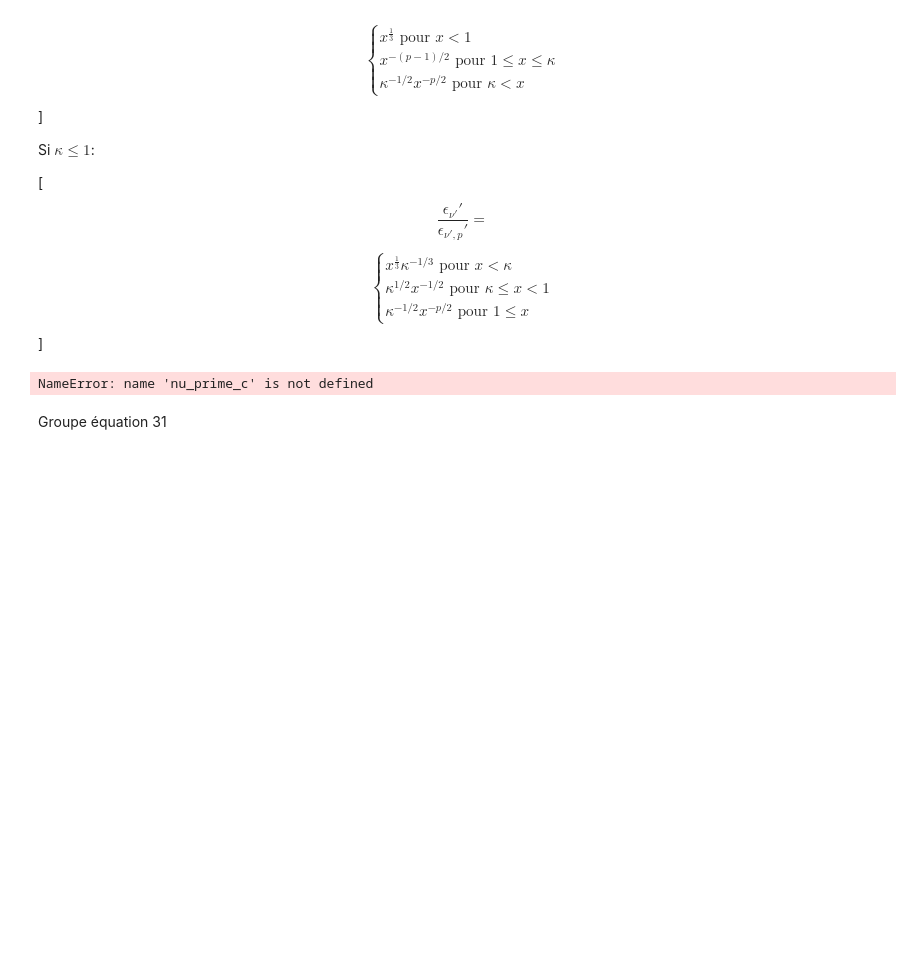
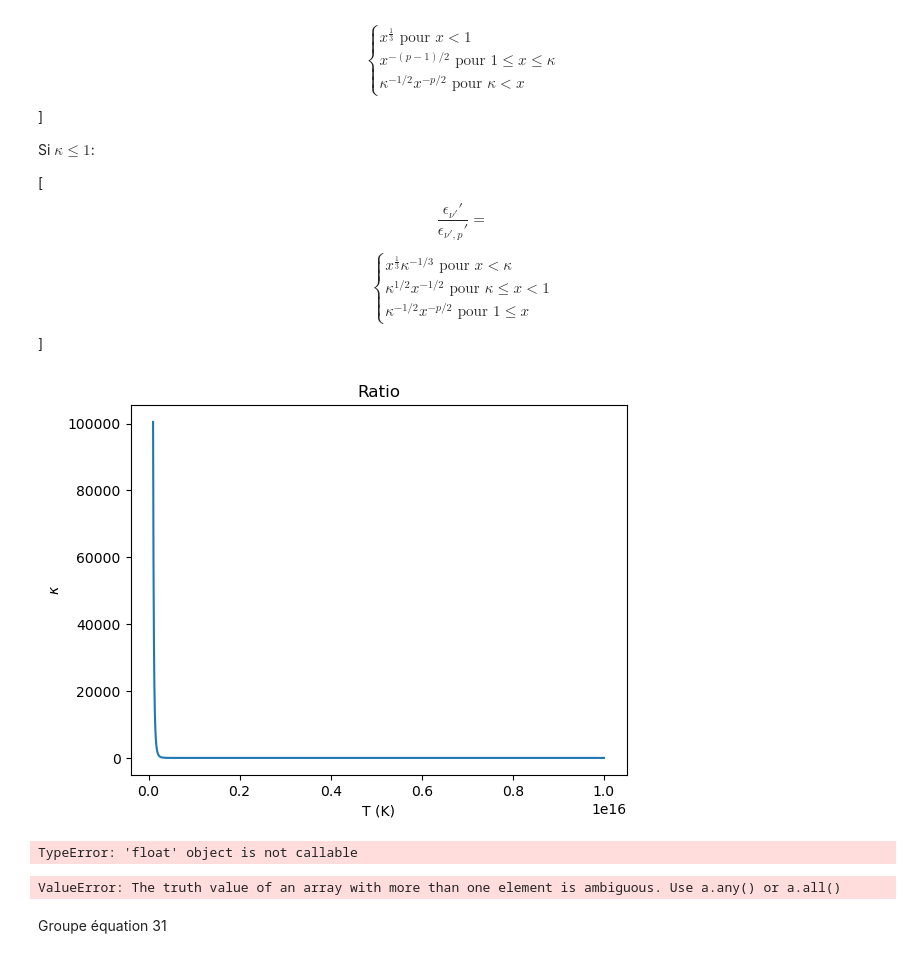
Before and after one commit to quentin-bouquet/Mod-le-Spectro-Temporel-d-mission-d-un-sursaut-gamma, a Jupyter notebook: MAIN.ipynb, the cells around one changed output. Cells and saved outputs as stored; diff of their text form; code cells hidden in the pictures; blank space fills up the shorter version.

```diff
--- a/MAIN.ipynb
+++ b/MAIN.ipynb
@@ -183,4 +184,46 @@ Si $\kappa \leq 1$:
 \text{$\kappa^{-1/2} x^{-p/2}$ pour  $1  \leq x$}
 \end{cases}
 \]
+# %%
+#Pour la fonction d'émission on renormalise tout:
+epsi_b_gaussianJ = 2.44*(1/np.power(10,4))
+epsi_b_hollow_coneJ = 4.12*(1/np.power(10,5))
+epsi_b_SpindleJ = 6.60*(1/np.power(10,4))
+#pour l'instant en première approximation on prend p = 2.05
+
+
+def power_I(x,y):
+    return 1/np.power(x,y)
+
+#Rapport de comparaison pour les refroidissemts entre nu_prim_c et nu_prim_m
+def Kappa(n0,epsilon_B,t,T):
+    return nu_prime_c(n0, T, epsilon_B,t,)/nu_prime_m(T,epsilon_B)
+plt.plot(T,Kappa(n0,T,epsi_b,t))
+plt.title("Ratio")
+plt.xlabel("T (K)")
+plt.ylabel(r"$\kappa$")
+plt.show()
+# %% [output]
+[figure, added]
+# %%
+def FastcEmission(n0,x, Kappa,p,epsilon_B,t,T):
+    if x > Kappa(n0,epsilon_B,t,T):
+        return np.power(Kappa(n0,epsilon_B,t,T),-1/3)*np.power(x,1/3)
+    elif x >= Kappa(n0,epsilon_B,t,T) and x <1:
+        return np.power(Kappa(n0,epsilon_B,t,T),1/2)*power_I(x,-1/2)
+    else:
+        power_I(Kappa(n0,epsilon_B,t,T),-1/2)*power_I(x,-p/2)
+
+T1 = 10**14
+FastcEmission_vect = np.vectorize(lambda x: FastcEmission(x, Kappa,p,epsi_b_gaussianJ,n0,t,T1))
+
+
+x = np.linspace(0,10,5000)
+plt.plot(x,FastcEmission_vect(x))
+plt.title("Emissivity function for hollow-cone jet")
+plt.xlabel("x")
+plt.ylabel("$\frac{\epsilon_{\nu'}'}{\epsilon_{\nu', p}'}")
+plt.show()
+# %% [output]
+TypeError: 'float' object is not callable
 # %%
@@ -228,13 +254,13 @@ def Emission_function(Kappa,x,p,epsilon_B,t):
         return FastcEmission_vect(x)
 # %%
 x = np.linspace(0,10,5000)
-y_H = Emission_function(Kappa,x,p,epsi_b_hollow_coneJ,t)
+y_H = Emission_function(Kappa,x,p,epsi_b_hollow_coneJ,t,T1)
 plt.plot(x,y_H)
 plt.title("Emissivity function for hollow-cone jet")
 plt.xlabel("x")
 plt.ylabel("$\frac{\epsilon_{\nu'}'}{\epsilon_{\nu', p}'}")
 plt.show()
 # %% [output]
-NameError: name 'nu_prime_c' is not defined
+ValueError: The truth value of an array with more than one element is ambiguous. Use a.any() or a.all()
 # %% [markdown]
 Groupe équation 31
```
Also changed, not shown: parts of 2 cells of this notebook.
